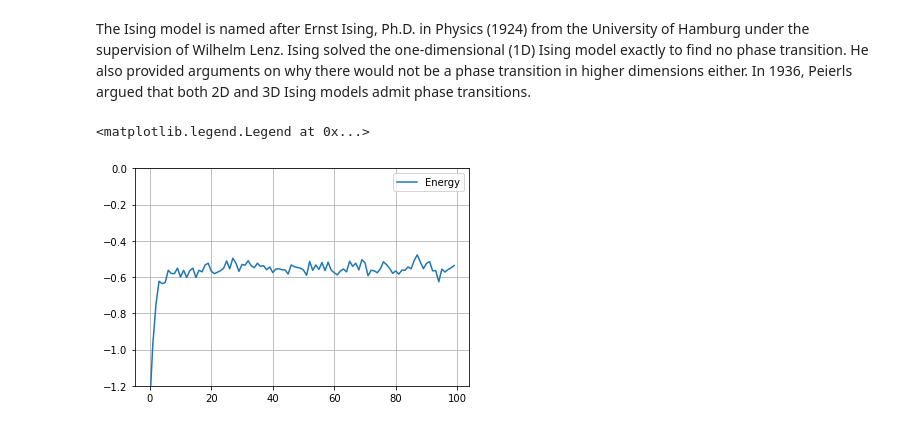
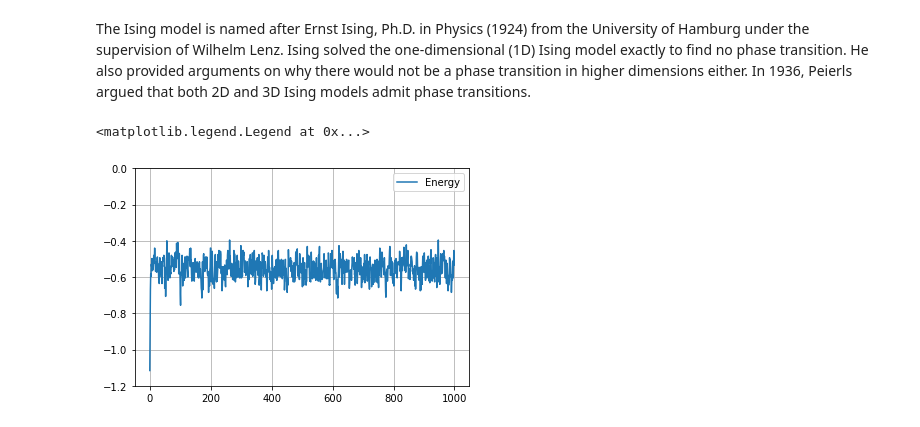
Before and after one commit to MAXMA-OSU/CBE8808-Ising, a Jupyter notebook: Ising.ipynb, the cells around one changed output. Saved outputs shown, nothing was run; the diff lists cells and outputs as text; code cells hidden in the pictures.

```diff
--- a/Ising.ipynb
+++ b/Ising.ipynb
@@ -7,13 +7,13 @@ import matplotlib.pyplot as plt
 from scipy.sparse import spdiags,linalg,eye
 # %%
 #---------------------------PARAMETERS------------------------------------
-nt      = 20        #  Number of temperature points
-N       = 64        #  Size of the lattice, N x N
-B       = 0         #  Outside Field
-Tstart  = 1.5       #  T1
-Tend    = 4         #  T2
-eqSteps = 500       #  number of MC sweeps for equilibration
-mcSteps = 2000      #  number of MC sweeps for calculation
+nt      = 10         #  Number of temperature points
+N       = 30         #  Size of the lattice, N x N
+B       = 0          #  Outside Field
+Tstart  = 1.5        #  T1
+Tend    = 4          #  T2
+eqSteps = 200        #  number of MC sweeps for equilibration
+mcSteps = 2000       #  number of MC sweeps for calculation
 
 #---------------------------VARIABLES-------------------------------------
 T       = np.linspace(Tstart, Tend, nt);
@@ -76,22 +76,22 @@ def calcMag(config):
 # %%
 #---------------------------Eq test------------------------------------
 config = np.ones((N,N))
 Ene = []
 Ttest = 4
 
-for i in range(100):
+for i in range(1000):
                 mcmove(config, 1/Ttest)       # Monte Carlo moves
                 Ene.append(calcEnergy(config)/N/N)
 
 
 fig, ax = plt.subplots(1, 1)
 ax.plot(Ene, label="Energy")
 ax.set_ylim(-1.2,0)
 plt.grid()
 plt.legend()
 # %% [output]
 <matplotlib.legend.Legend at 0x...>
-[figure, old version]
+[figure, new version]
 # %%
 #--------------------------------Simulation--------------------------------------
 for tt in range(nt):
```
Also changed, not shown: parts of 6 cells of this notebook.
